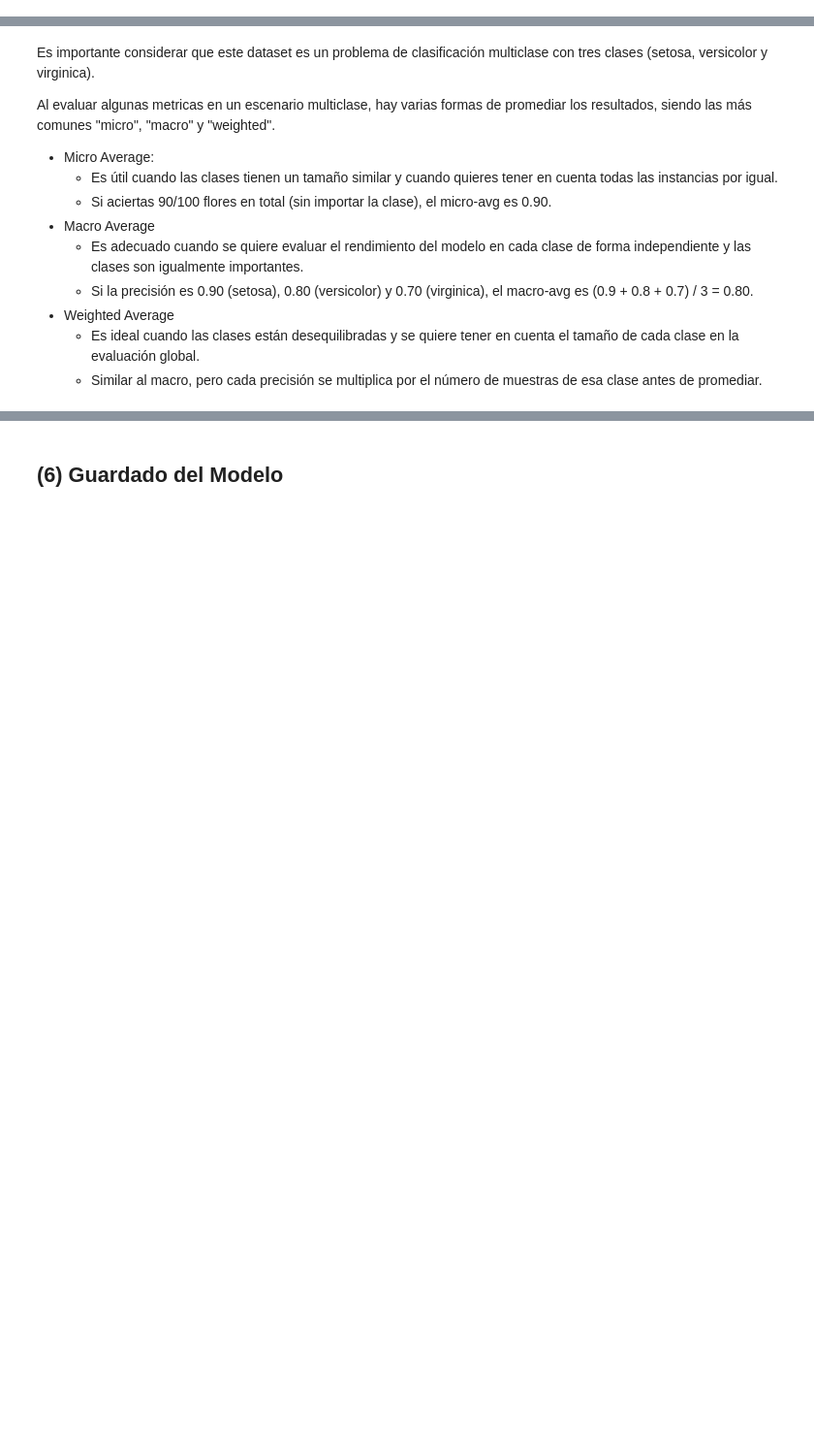
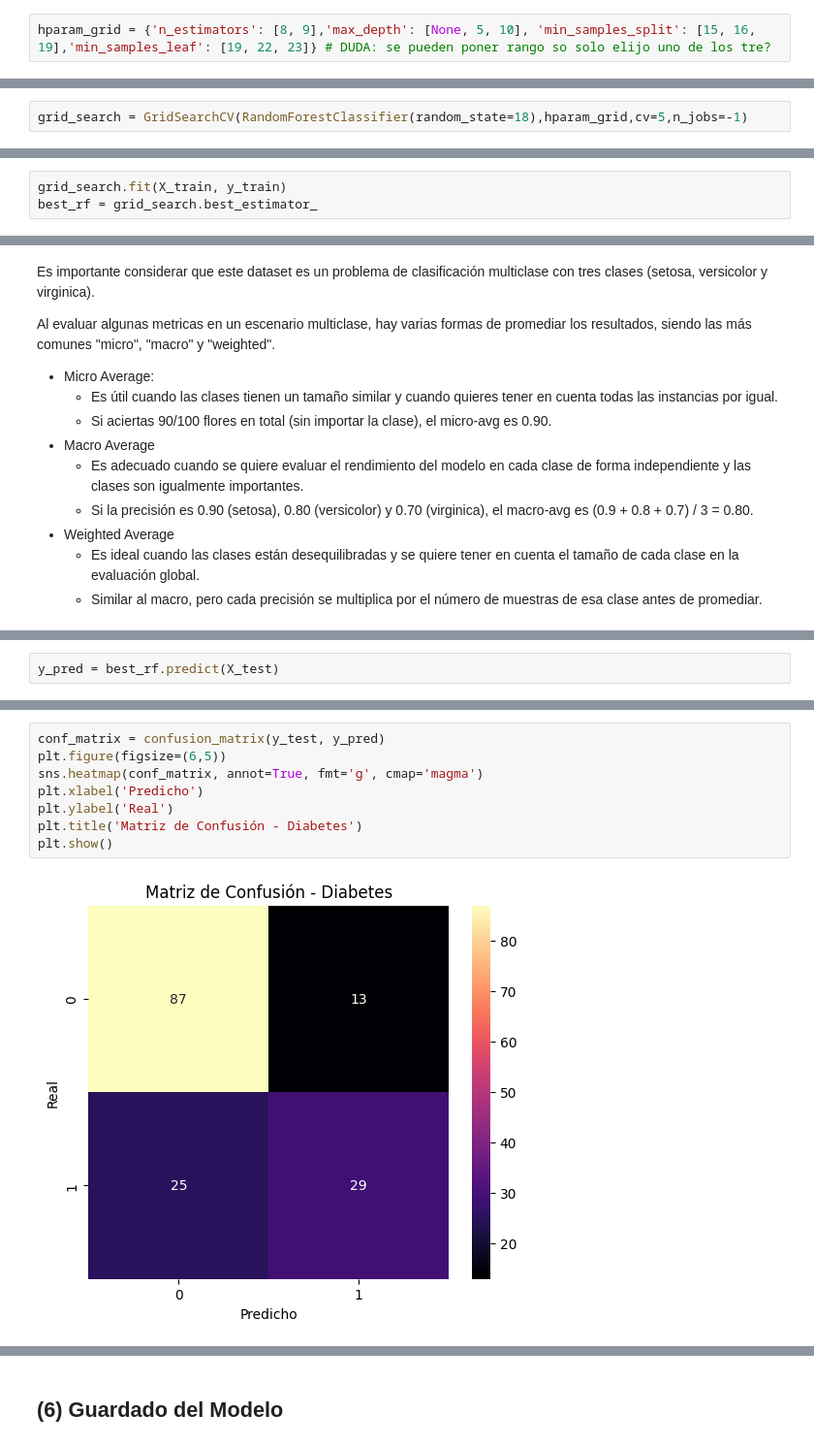
Before and after one commit to 4GeeksAcademy/Cchico_RandomForest23, a Jupyter notebook: src/ML-RandomForest23.ipynb, the cells around one changed output, grey strips where cells are left out. Shown at 97% size. Cells and saved outputs as stored; diff of their text form; blank space fills up the shorter version.

```diff
--- a/src/ML-RandomForest23.ipynb
+++ b/src/ML-RandomForest23.ipynb
@@ -309,0 +110,2 @@ weighted avg       0.78      0.77      0.77       115
+# %%
+hparam_grid = {'n_estimators': [8, 9],'max_depth': [None, 5, 10], 'min_samples_split': [15, 16, 19],'min_samples_leaf': [19, 22, 23]} # DUDA: se pueden poner rango so solo elijo uno de los tre?
@@ -309,0 +127,2 @@ weighted avg       0.78      0.77      0.77       115
+# %%
+grid_search = GridSearchCV(RandomForestClassifier(random_state=18),hparam_grid,cv=5,n_jobs=-1)
@@ -309,0 +131,3 @@ weighted avg       0.78      0.77      0.77       115
+# %%
+grid_search.fit(X_train, y_train)
+best_rf = grid_search.best_estimator_
@@ -405,0 +215,2 @@ grid_diabetes.best_params_
+# %%
+y_pred = best_rf.predict(X_test)
@@ -405,0 +264,10 @@ grid_diabetes.best_params_
+# %%
+conf_matrix = confusion_matrix(y_test, y_pred)
+plt.figure(figsize=(6,5))
+sns.heatmap(conf_matrix, annot=True, fmt='g', cmap='magma')
+plt.xlabel('Predicho')
+plt.ylabel('Real')
+plt.title('Matriz de Confusión - Diabetes')
+plt.show()
+# %% [output]
+[figure, added]
```
Also changed, not shown: parts of 62 cells of this notebook.
